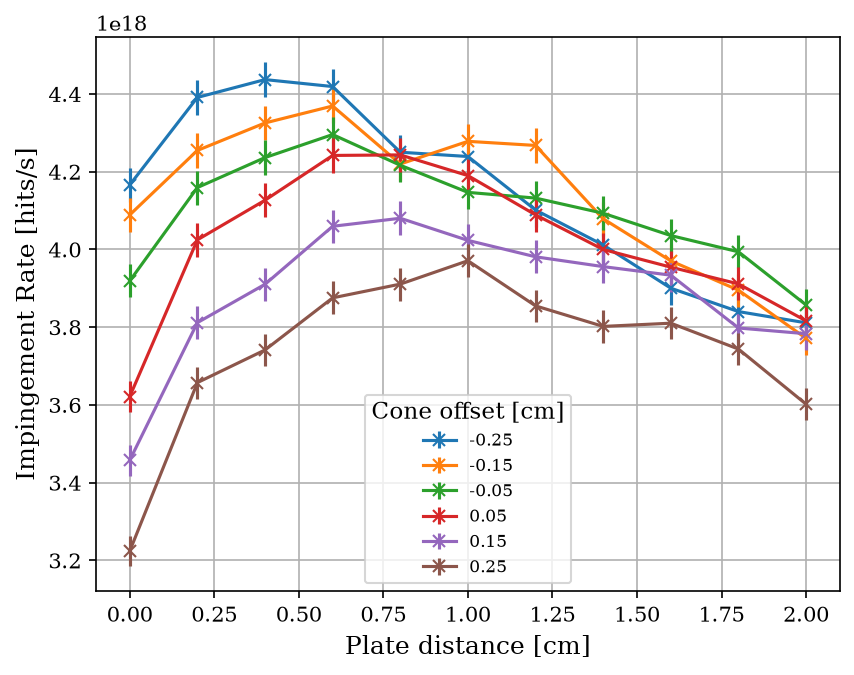
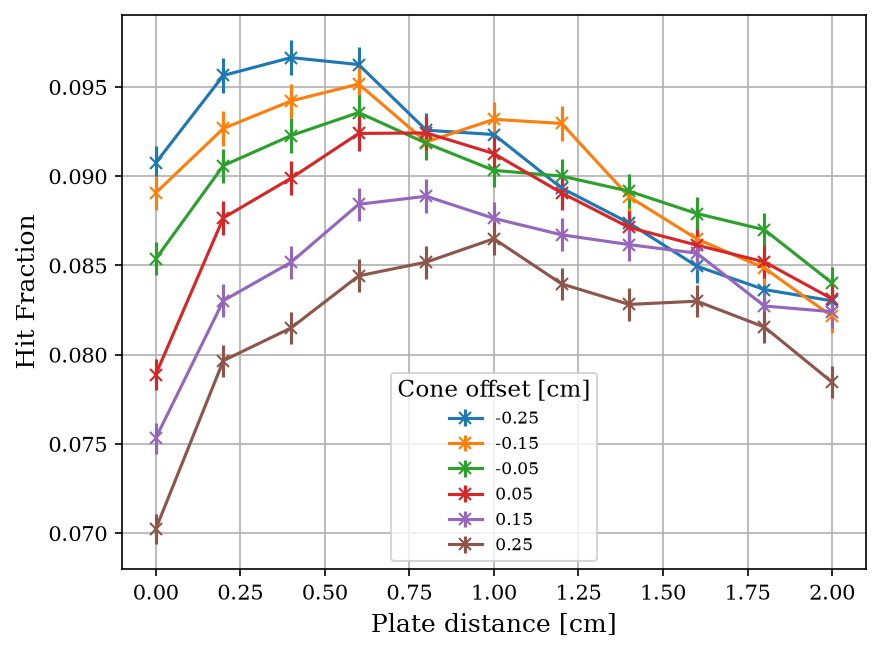
Unified diff of the notebook cell whose output changed from the first chart to the second:
--- before
+++ after
@@ -1,5 +1,4 @@
 dist = np.array(dist)
-intensity = df['plate_back_imping_rate'].to_numpy()
-
+intensity = np.array(df['plate_back_equiv_abs'] / df['total_des'])
 plate = dist[:, 0]
 cone = dist[:, 1]
@@ -16,5 +15,5 @@
 
 ax.set_xlabel('Plate distance [cm]')
-ax.set_ylabel('Impingement Rate [hits/s]')
+ax.set_ylabel('Hit Fraction')
 ax.legend(title='Cone offset [cm]',loc="best", fontsize=8)
 ax.grid()

Commit: Added deflector impingement rate plots